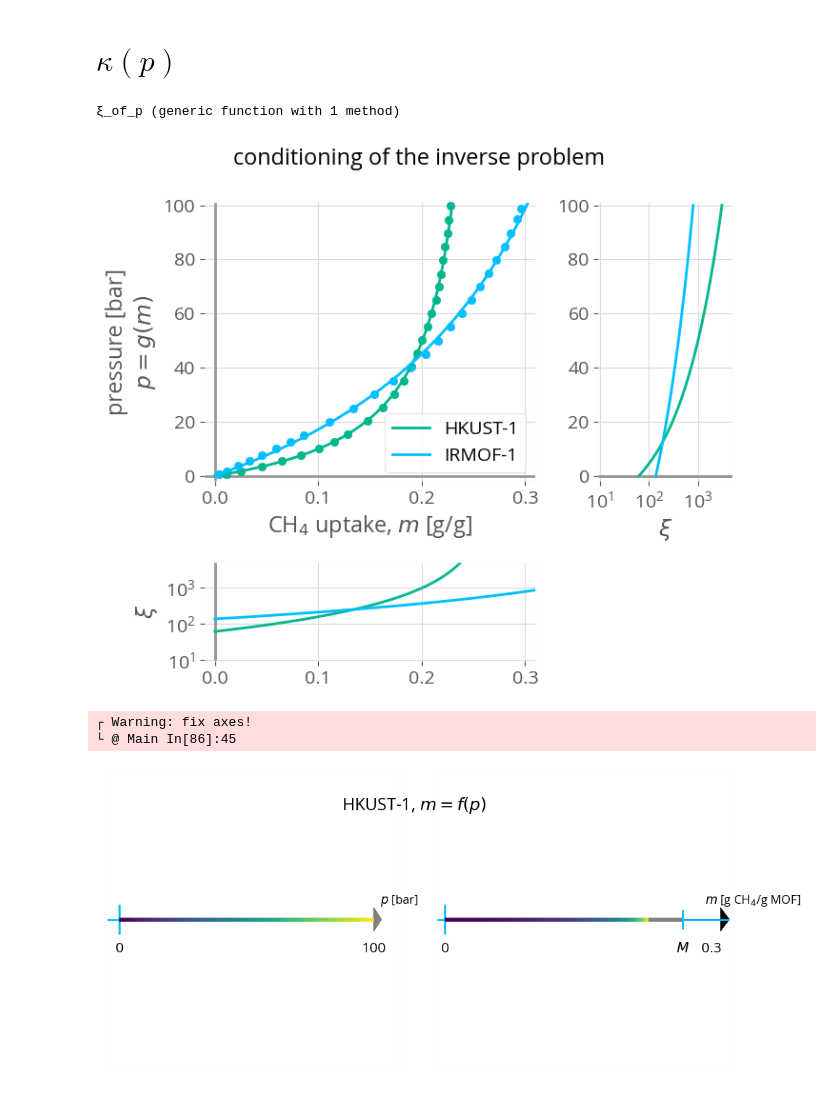
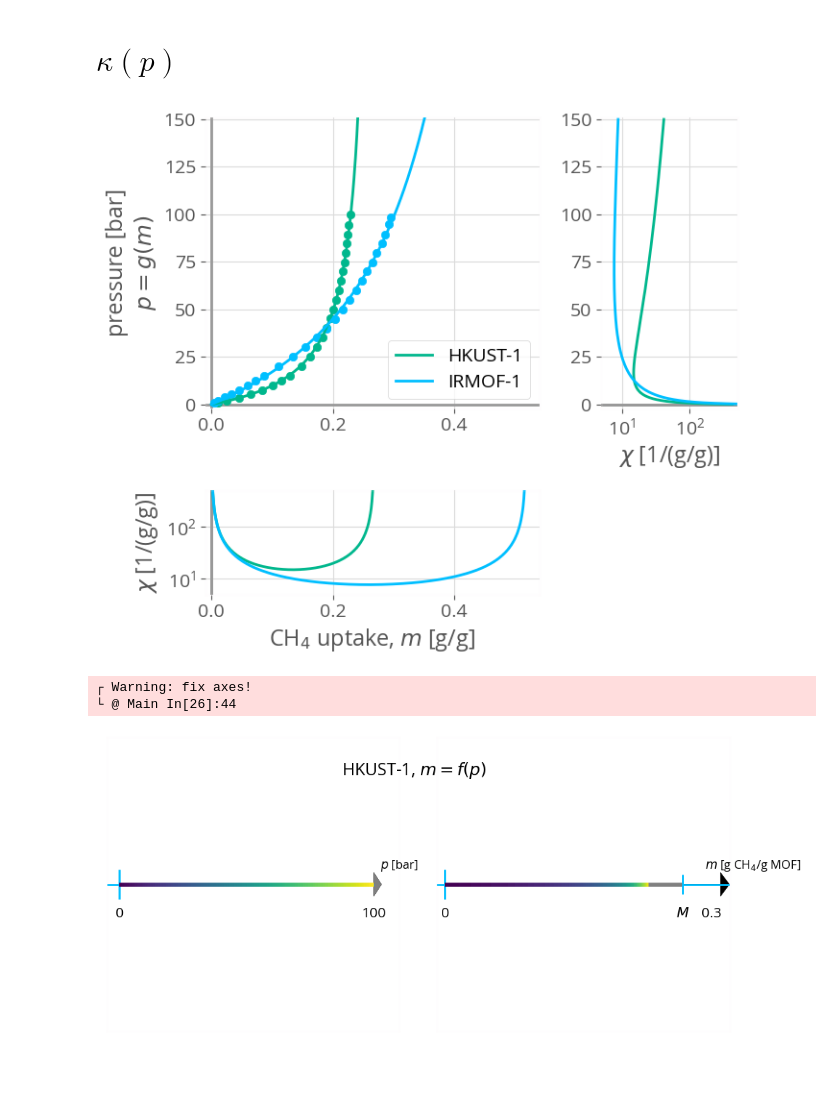
Before and after one commit to SimonEnsemble/nonlinear_sensing, a Jupyter notebook: one_d_sensing/1D sensing.ipynb, the cells around one changed output. Cells and saved outputs as stored; diff of their text form; code cells hidden in the pictures.

```diff
--- a/one_d_sensing/1D sensing.ipynb
+++ b/one_d_sensing/1D sensing.ipynb
@@ -53,7 +53,13 @@ Dict{String,Dict{String,Float64}} with 2 entries:
   "IRMOF-1" => Dict("M"=>0.517215,"K"=>0.0139932,"MSE"=>8.29801e-6)
 # %%
 f(p::Float64, mof::String) = params[mof]["M"] * params[mof]["K"] * p ./ (1 .+ params[mof]["K"] * p)
-g(m::Float64, mof::String) = m / (params[mof]["K"] * (params[mof]["M"] - m)) # inverse
+function g(m::Float64, mof::String)
+    θ = m / params[mof]["M"]
+    if θ > 1.0
+        return NaN
+    end
+    return 1 / params[mof]["K"] * θ / (1 - θ)
+end
 # %% [output]
 g (generic function with 1 method)
 # %%
@@ -174,13 +180,11 @@ for (i, mof) in enumerate(mofs)
     axs[i].set_title(mof)
     axs[i].set_xlabel(L"CH$_4$ uptake, $m$ [g/g]")
 
-    for j in [2]
+    for j in [1, 2]
         # find average m for this p
         m̄ = f(p̄[j], mof)
         @show mof
         @show m̄
-        axs[i].plot([0, m̄], [p̄[j], p̄[j]], color=δ_colors[j])
-        axs[i].plot([m̄, m̄], [0, p̄[j]], color=δ_colors[j])
 
         m_high = m̄ + δm
         p_high = g(m_high, mof)
@@ -189,6 +193,12 @@ for (i, mof) in enumerate(mofs)
 
         max_δp = max(p̄[j] - p_low, p_high - p̄[j])
         print("For p̄ = ", p̄[j], " ", mof, " δp = ", max_δp, '\n')
+        if j == 1
+            continue
+        end
+
+        axs[i].plot([0, m̄], [p̄[j], p̄[j]], color=δ_colors[j])
+        axs[i].plot([m̄, m̄], [0, p̄[j]], color=δ_colors[j])
 
         axs[i].plot([0, m_low], [p_low, p_low], linestyle="--", color=δ_colors[j])
         axs[i].plot([m_low, m_low], [0, p_low], linestyle="--", color=δ_colors[j])
@@ -298,13 +321,28 @@ For p̄ =
 # $\kappa(p)$
 # %%
 #absolute error in predicted gas comp. over absolute error in data
-ξ_of_m(m::Float64, mof::String) = params[mof]["M"] / (params[mof]["K"] * (params[mof]["M"] - m) ^ 2)  # inverse kappa with respect to m
-ξ_of_p(p::Float64, mof::String) = (1 + params[mof]["K"] * p)^2 / (params[mof]["K"] * params[mof]["M"]) # inverse kappa with respect to p
+g_prime(m::Float64, mof::String) = 1 / params[mof]["K"] * params[mof]["M"] / (m - params[mof]["M"]) ^ 2
+χ_of_m(m::Float64, mof::String) = g_prime(m, mof) / g(m, mof)  # inverse kappa with respect to m
+function χ_of_p(p::Float64, mof::String)
+    m = f(p, mof)
+    return χ_of_m(m, mof)
+end
+
+p = 25.0
+for mof in mofs
+    m = f(p, mof)
+    @assert χ_of_m(m, mof) ≈ χ_of_p(p, mof)
+end
+
+# test wut we hv in paper
+m = 0.1
+@assert χ_of_m(m, mofs[1]) ≈ 1 / m / (1 - m  / params[mofs[1]]["M"])
+
+p = 20.0
+@assert χ_of_p(p, mofs[1]) ≈ (1 + params[mofs[1]]["K"] * p) ^ 2 / (params[mofs[1]]["M"] * params[mofs[1]]["K"] * p)
-# %% [output]
-ξ_of_p (generic function with 1 method)
 # %%
 #figure 2
-p = range(0.0, 100.0, length=100)
+p = range(0.0, 150.0, length=1000)
 
 fig = figure(figsize=(7, 6))
 ax1 = subplot2grid((3, 3), (0, 0), colspan=2, rowspan=2)
@@ -312,50 +350,49 @@ ax2 = subplot2grid((3, 3), (0, 2), colspan=1, rowspan=2)
 ax3 = subplot2grid((3, 3), (2, 0), colspan=2, rowspan=1)
 tight_layout()
 
-ax1.set_xlabel(L"CH$_4$ uptake, $m$ [g/g]")
 ax1.set_ylabel("pressure [bar]" * "\n" * L"$p=g(m)$")
-ax1.set_ylim([-2, 101])
-ax1.set_xlim([-0.01, 0.31])
+ax1.set_ylim([-2, 151])
+ax1.set_xlim([-0.01, 0.54])
 draw_axes(ax1)
 
 for mof in mofs
-    m = range(0.0, 1.1 * maximum(df[mof][:, :g_g]), length=100)
+    m = range(0.0, params[mof]["M"] * 1.1, length=500)
 
     # g(m)
     ax1.scatter(df[mof][:, :g_g], df[mof][:, Symbol("P(bar)")], color=mof_to_color[mof], zorder=100, clip_on=false)
     ax1.plot(m, g.(m, mof), label=mof, color=mof_to_color[mof], zorder=100)
 
-    ξ_lims = [9.5, 5000]
+    ξ_lims = [5.0, 500]
     # ξ(m)
-    ax3.plot(m, ξ_of_m.(m, mof), color=mof_to_color[mof])
+    ax3.plot(m, χ_of_m.(m, mof), color=mof_to_color[mof])
     ax3.set_yscale("log")
-    ax3.set_yticks([10,100,1000])
+    ax3.set_yticks([10,100])
     ax3.set_ylim(ξ_lims)
     ax3.set_xlim(ax1.get_xlim())
     ax3.axvline(x=0, color="0.6", zorder=1)
-    ax3.set_ylabel(L"$\xi$")
+    ax3.set_ylabel(L"$\chi$ [1/(g/g)]")
+    ax3.set_xlabel(L"CH$_4$ uptake, $m$ [g/g]")
 
     # ξ(p)
-    p = range(0.0, 100.0, length=100)
-    ax2.plot(ξ_of_p.(p, mof), p, color=mof_to_color[mof])
+    ax2.plot(χ_of_p.(p, mof), p, color=mof_to_color[mof])
     ax2.set_xscale("log")
-    ax2.set_xticks([10,100,1000])
+    ax2.set_xticks([10,100])
     ax2.set_xlim(ξ_lims)
     ax2.axhline(y=0, color="0.6", zorder=1)
-    ax2.set_xlabel(L"$\xi$")
+    ax2.set_xlabel(L"$\chi$ [1/(g/g)]")
     ax2.set_ylim(ax1.get_ylim())
 end
 ax1.legend()
 
 @warn "fix axes!"
-suptitle("conditioning of the inverse problem")
+# suptitle("conditioning of the inverse problem")
 
 tight_layout()
-#savefig("$mof.pdf", format="pdf", dpi=600, bbox_inches="tight")
+savefig("chi.pdf", format="pdf")
 # %% [output]
-[figure, old version]
+[figure, new version]
 ┌ Warning: fix axes!
-└ @ Main In[86]:45
+└ @ Main In[26]:44
 # %%
 mof = "HKUST-1"
 
```
Also changed, not shown: parts of 3 cells of this notebook.
